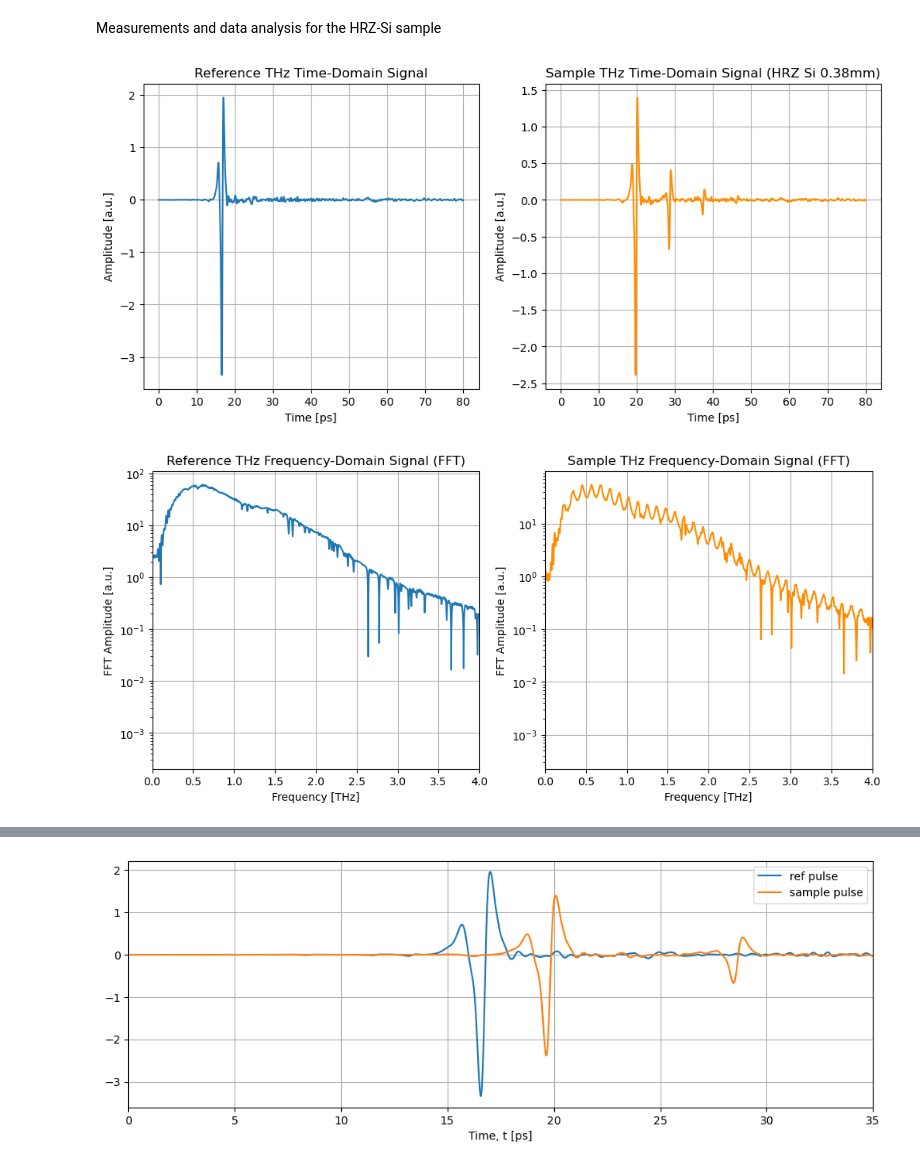
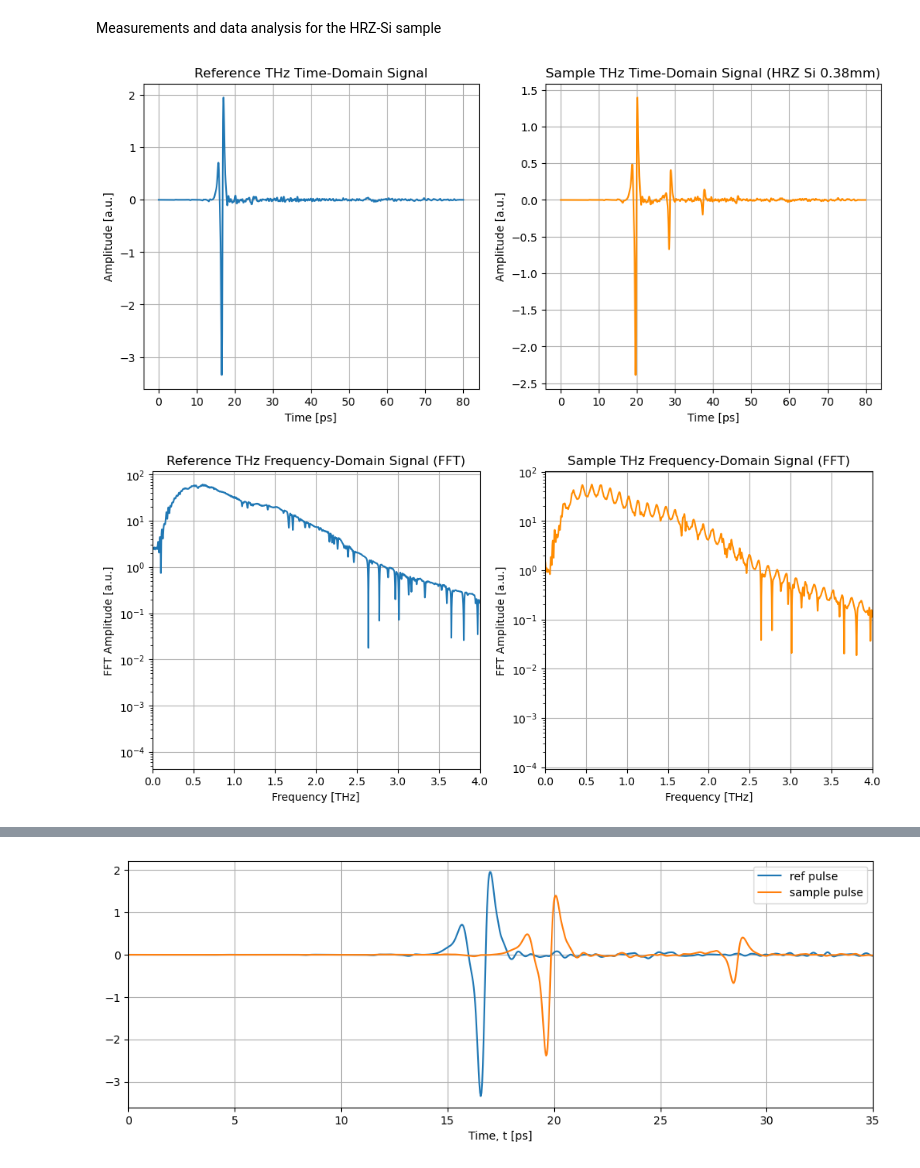
Before and after one commit to Loriginale2000/TerahertzProject, a Jupyter notebook: TheoTHzTDS/THz-TDS/Transfer Matrix Method/HRZ_Si_03_02_2026.ipynb, the cells around one changed output, grey strips where cells are left out. Saved outputs shown, nothing was run; the diff lists cells and outputs as text; code cells hidden in the pictures.

```diff
--- a/TheoTHzTDS/THz-TDS/Transfer Matrix Method/HRZ_Si_03_02_2026.ipynb
+++ b/TheoTHzTDS/THz-TDS/Transfer Matrix Method/HRZ_Si_03_02_2026.ipynb
@@ -3,6 +3,7 @@ Measurements and data analysis for the HRZ-Si sample
 # %%
 import numpy as np
 import matplotlib.pyplot as plt
+from scipy import signal
 
 
 
@@ -16,6 +17,11 @@ t1= reference_pulse[:,0] + 740  # ADJUISTING THE AXIS
 amp1 = reference_pulse[:,1]
 t2 = sample_pulse_HRZ_Si[:,0] + 740  # ADJUISTING THE AXIS
 amp2 = sample_pulse_HRZ_Si[:,1]
+
+# ATTEMPT TO CREATE A TUKEY WINDOW
+window = signal.windows.tukey(len(amp1), alpha=0.1)
+amp1 = amp1 * window
+amp2 = amp2 * window
 
 # FFT OF SIGNALS
 reference_fft = np.fft.fft(amp1,65536)
@@ -42,34 +48,34 @@ plt.ylabel('Amplitude [a.u.]')
 plt.title('Reference THz Time-Domain Signal')
 plt.grid()
 plt.subplot(1,2,2)
 plt.plot(t2,amp2, color='darkorange')
 plt.xlabel('Time [ps]')
 plt.ylabel('Amplitude [a.u.]')
 plt.title('Sample THz Time-Domain Signal (HRZ Si 0.38mm)')
 plt.grid()
 plt.show()
 
 plt.figure(figsize=(12, 5))
 plt.subplot(1,2,1)
 plt.plot(frequency*1e-12,np.abs(reference_fft))
 plt.xlim(0,4)
 plt.yscale('log')
 plt.xlabel('Frequency [THz]')
 plt.ylabel('FFT Amplitude [a.u.]')
 plt.title('Reference THz Frequency-Domain Signal (FFT)')
 plt.grid()
 plt.subplot(1,2,2)
 plt.plot(frequency*1e-12,np.abs(sample_fft), color='darkorange')
 plt.xlim(0,4)
 plt.yscale('log')
 plt.xlabel('Frequency [THz]')
 plt.ylabel('FFT Amplitude [a.u.]')
 plt.title('Sample THz Frequency-Domain Signal (FFT)')
 plt.grid()
 plt.show()
 # %% [output]
 [figure]
-[figure, old version]
+[figure, new version]
 # %%
 # PHASE UNWRAPPING
 uwrapped_ref = np.unwrap(np.angle(reference_fft))
```
Also changed, not shown: parts of 4 cells of this notebook, 7 other files.
